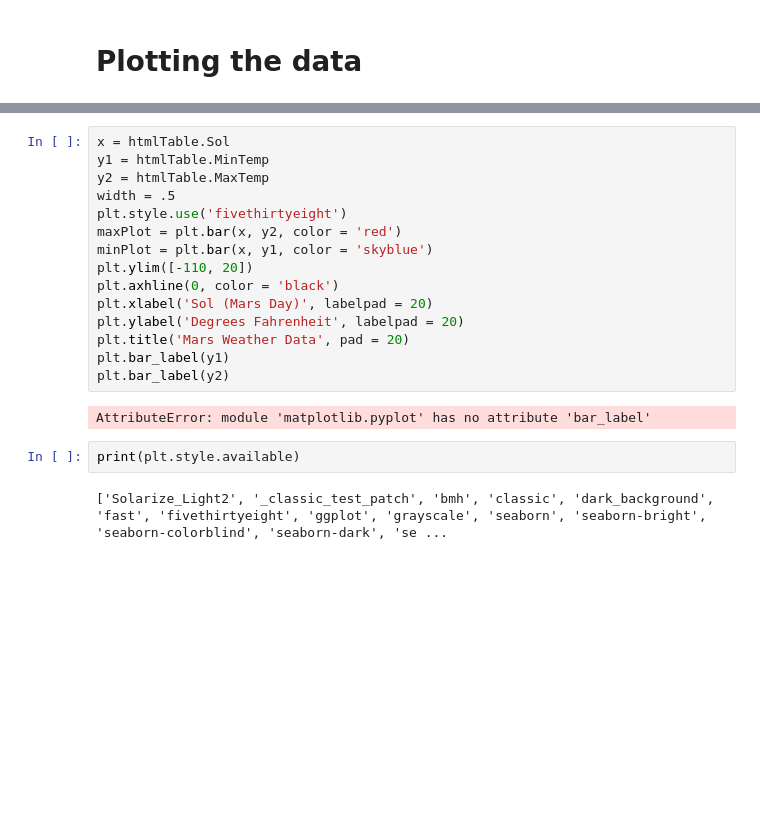
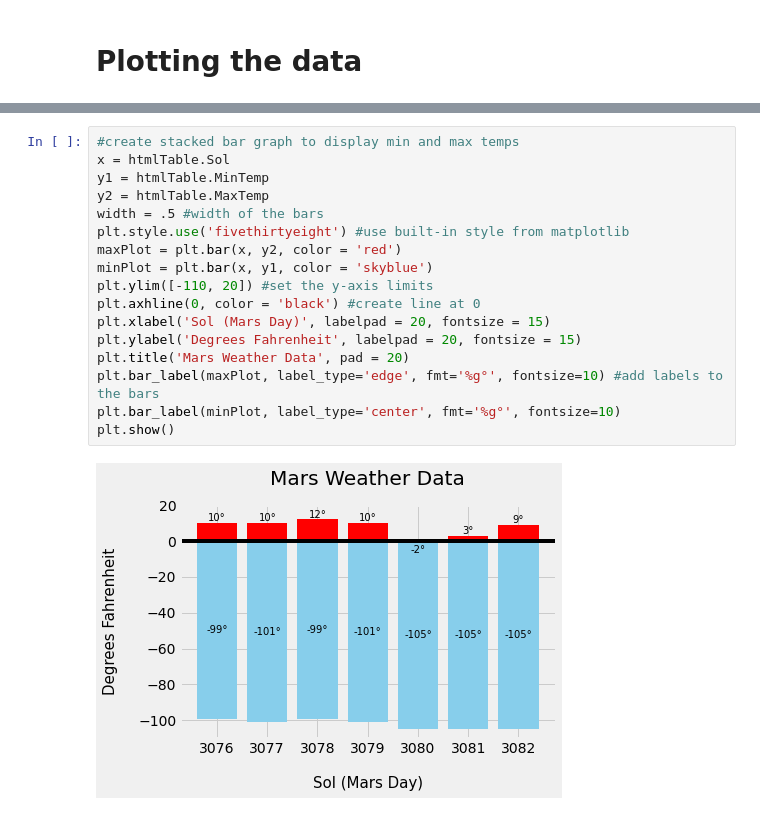
Before and after one commit to carolinecavaliere/MarsWeatherProject, a Jupyter notebook: mars_weather.ipynb, the cells around one changed output, grey strips where cells are left out. Saved outputs shown, nothing was run; the diff lists cells and outputs as text; blank space fills up the shorter version.

```diff
--- a/mars_weather.ipynb
+++ b/mars_weather.ipynb
@@ -247,21 +164,19 @@ maxTempGraph = htmlTable.plot(title='Min Air Temp', x = 'Sol', y = 'MinTemp', gr
 # %%
+#create stacked bar graph to display min and max temps
 x = htmlTable.Sol
 y1 = htmlTable.MinTemp
 y2 = htmlTable.MaxTemp
-width = .5
-plt.style.use('fivethirtyeight')
+width = .5 #width of the bars
+plt.style.use('fivethirtyeight') #use built-in style from matplotlib
 maxPlot = plt.bar(x, y2, color = 'red')
 minPlot = plt.bar(x, y1, color = 'skyblue')
-plt.ylim([-110, 20])
-plt.axhline(0, color = 'black')
-plt.xlabel('Sol (Mars Day)', labelpad = 20)
-plt.ylabel('Degrees Fahrenheit', labelpad = 20)
+plt.ylim([-110, 20]) #set the y-axis limits
+plt.axhline(0, color = 'black') #create line at 0
+plt.xlabel('Sol (Mars Day)', labelpad = 20, fontsize = 15)
+plt.ylabel('Degrees Fahrenheit', labelpad = 20, fontsize = 15)
 plt.title('Mars Weather Data', pad = 20)
-plt.bar_label(y1)
-plt.bar_label(y2)
+plt.bar_label(maxPlot, label_type='edge', fmt='%g°', fontsize=10) #add labels to the bars
+plt.bar_label(minPlot, label_type='center', fmt='%g°', fontsize=10)
+plt.show()
 # %% [output]
-AttributeError: module 'matplotlib.pyplot' has no attribute 'bar_label'
+[figure, added]
-# %%
-print(plt.style.available)
-# %% [output]
-['Solarize_Light2', '_classic_test_patch', 'bmh', 'classic', 'dark_background', 'fast', 'fivethirtyeight', 'ggplot', 'grayscale', 'seaborn', 'seaborn-bright', 'seaborn-colorblind', 'seaborn-dark', 'se ...
```
Also changed, not shown: parts of 24 cells of this notebook.
